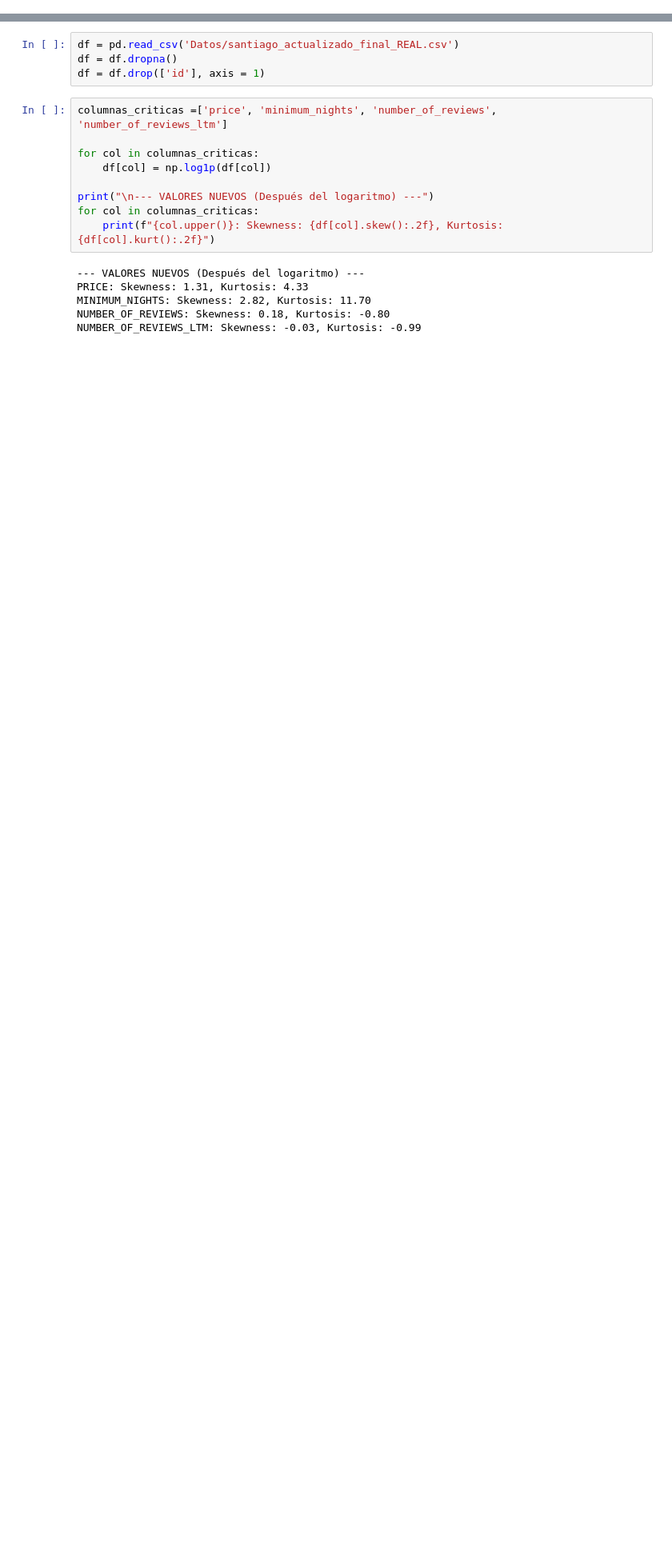
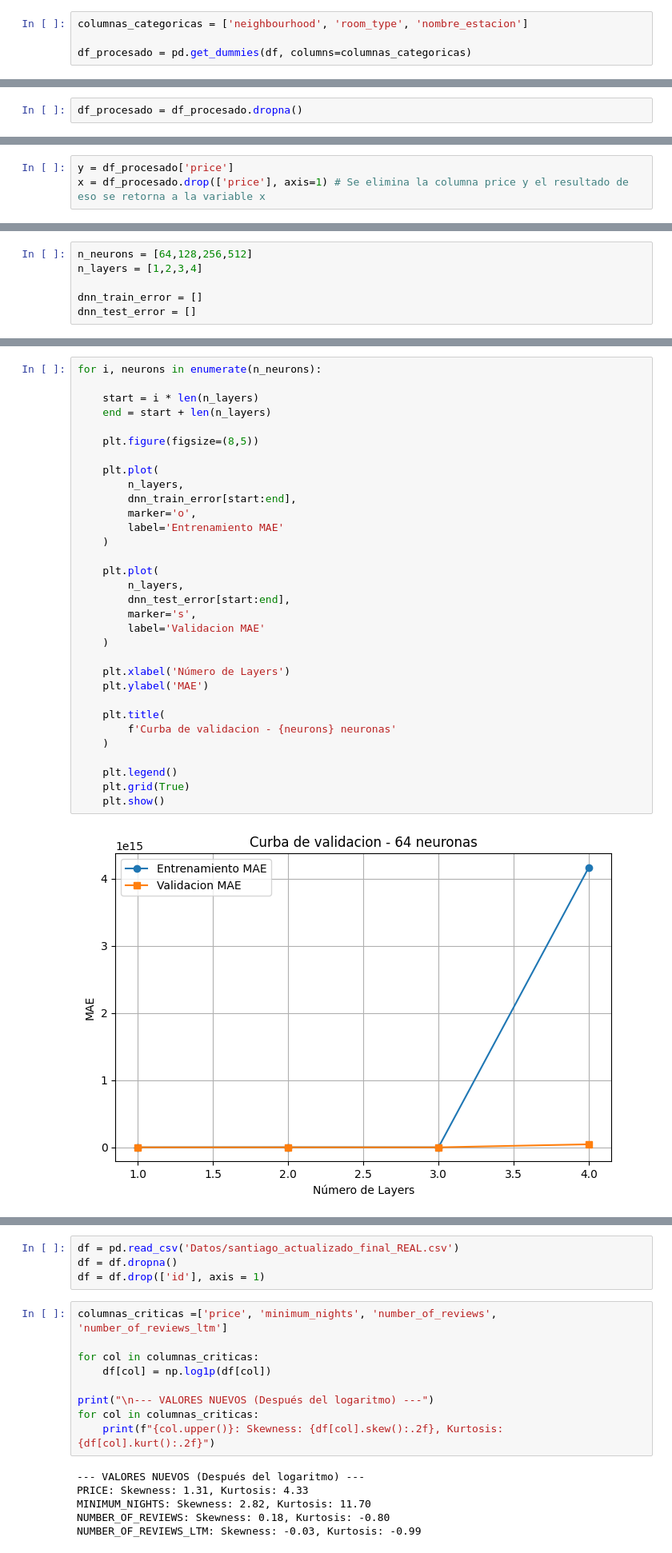
Before and after one commit to branxeto/TareaDataSciene, a Jupyter notebook: Model.ipynb, the cells around one changed output, grey strips where cells are left out. Shown at 80% size. Drawn from its saved outputs; the diff is of its cells as text; blank space fills up the shorter version.

```diff
--- a/Model.ipynb
+++ b/Model.ipynb
@@ -2,0 +468,4 @@
+# %%
+columnas_categoricas = ['neighbourhood', 'room_type', 'nombre_estacion']
+
+df_procesado = pd.get_dummies(df, columns=columnas_categoricas)
@@ -2,0 +509,2 @@
+# %%
+df_procesado = df_procesado.dropna()
@@ -2,0 +519,3 @@
+# %%
+y = df_procesado['price']
+x = df_procesado.drop(['price'], axis=1) # Se elimina la columna price y el resultado de eso se retorna a la variable x
@@ -2,0 +524,6 @@
+# %%
+n_neurons = [64,128,256,512]
+n_layers = [1,2,3,4]
+
+dnn_train_error = []
+dnn_test_error = []
@@ -2,0 +673,34 @@
+# %%
+for i, neurons in enumerate(n_neurons):
+
+    start = i * len(n_layers)
+    end = start + len(n_layers)
+
+    plt.figure(figsize=(8,5))
+
+    plt.plot(
+        n_layers,
+        dnn_train_error[start:end],
+        marker='o',
+        label='Entrenamiento MAE'
+    )
+
+    plt.plot(
+        n_layers,
+        dnn_test_error[start:end],
+        marker='s',
+        label='Validacion MAE'
+    )
+
+    plt.xlabel('Número de Layers')
+    plt.ylabel('MAE')
+
+    plt.title(
+        f'Curba de validacion - {neurons} neuronas'
+    )
+
+    plt.legend()
+    plt.grid(True)
+    plt.show()
+# %% [output]
+[figure, added]
```
Also changed, not shown: parts of 73 cells of this notebook, 1 other file.
